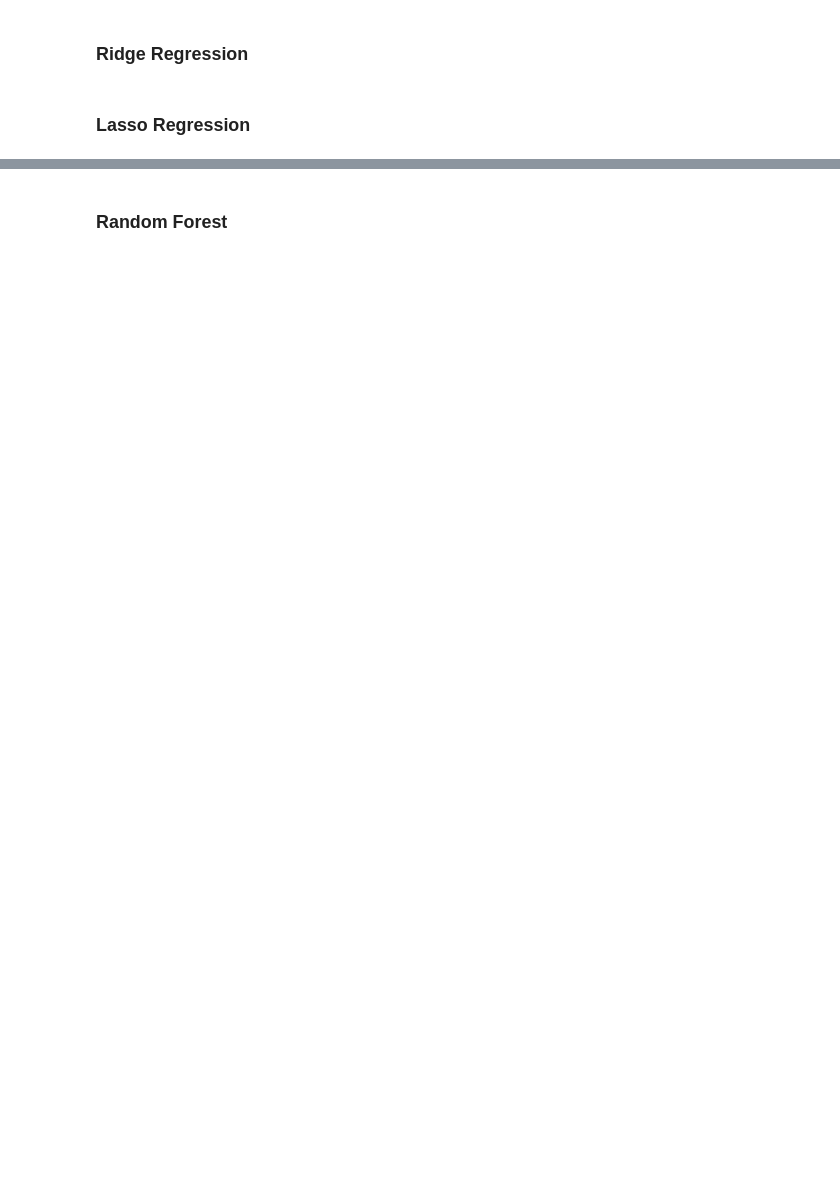
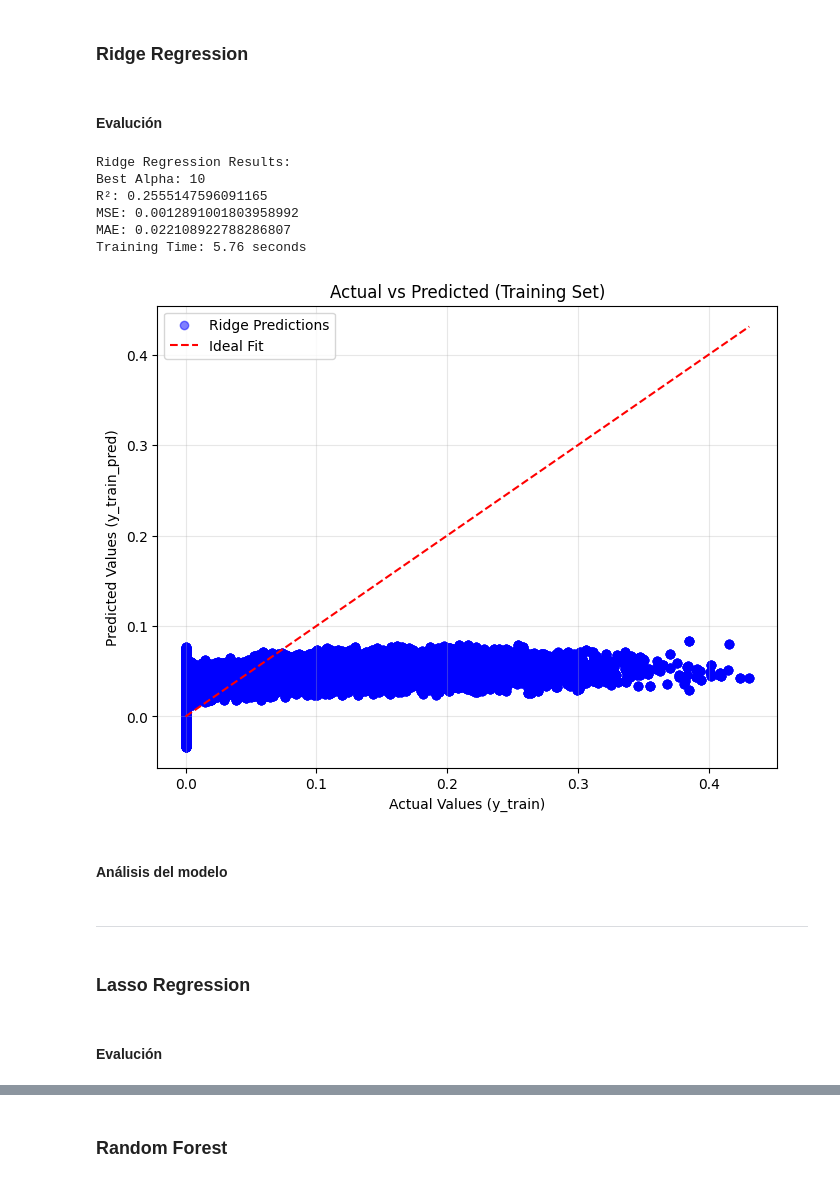
Before and after one commit to YisusParker/proyect_book_main, a Jupyter notebook: notebooks/metodologia_modelos.ipynb, the cells around one changed output, grey strips where cells are left out. Cells and saved outputs as stored; diff of their text form; code cells hidden in the pictures; blank space fills up the shorter version.

Commit message:
update: model ipynb
Faltan las observaciones, análisis y aplicar lo que comentaste en torno a la mejor caracteristica

```diff
--- a/notebooks/metodologia_modelos.ipynb
+++ b/notebooks/metodologia_modelos.ipynb
@@ -77,2 +111,65 @@ model_results['Ridge'] = {
+# %% [markdown]
+#### **Evalución**
+# %%
+# === Model Evaluation and Results Storage ===
+
+# Store key performance metrics for the Ridge model:
+# - 'Best Alpha': The best alpha value found during grid search
+# - 'R2': Coefficient of determination, measures the goodness of fit of the model
+# - 'MSE': Mean Squared Error, measures the average squared difference between actual and predicted values
+# - 'MAE': Mean Absolute Error, measures the average absolute difference between actual and predicted values
+# - 'Training Time (s)': Total training time in seconds, rounded to 2 decimal places
+model_results['Ridge'] = {
+    'Best Alpha': ridge_grid.best_params_['model__alpha'],  # Best hyperparameter alpha
+    'R2': r2_score(y_test, y_pred_ridge),  # Coefficient of determination
+    'MSE': mean_squared_error(y_test, y_pred_ridge),  # Mean Squared Error
+    'MAE': mean_absolute_error(y_test, y_pred_ridge),  # Mean Absolute Error
+    'Training Time (s)': round(ridge_training_time, 2)  # Training time rounded to 2 decimals
+}
+
+# Print the Ridge model results in a clear and structured format
+print("Ridge Regression Results:")
+print(f"Best Alpha: {model_results['Ridge']['Best Alpha']}")  # Best alpha value
+print(f"R²: {model_results['Ridge']['R2']}")  # Coefficient of determination
+print(f"MSE: {model_results['Ridge']['MSE']}")  # Mean Squared Error
+print(f"MAE: {model_results['Ridge']['MAE']}")  # Mean Absolute Error
+print(f"Training Time: {model_results['Ridge']['Training Time (s)']} seconds")  # Training time
+# %% [output]
+Ridge Regression Results:
+Best Alpha: 10
+R²: 0.2555147596091165
+MSE: 0.0012891001803958992
+MAE: 0.022108922788286807
+Training Time: 5.76 seconds
+# %%
+# === Predicted values for the training set using the Ridge model ===
+# Use the trained Ridge model (ridge_grid) to predict the target variable for the training set
+y_train_pred_ridge = ridge_grid.predict(X_train)
+
+# === Plotting actual vs predicted values for the training set ===
+# Create a scatter plot to visualize the relationship between actual and predicted values
+plt.figure(figsize=(8, 6))  # Set the figure size for better readability
+plt.scatter(
+    y_train, y_train_pred_ridge, alpha=0.5, color='blue', label='Ridge Predictions'
+)  # Scatter plot of actual vs predicted values
+plt.plot(
+    [y_train.min(), y_train.max()],
+    [y_train.min(), y_train.max()],
+    color='red',
+    linestyle='--',
+    label='Ideal Fit',
+)  # Plot the ideal fit line (y = x) for reference
+plt.title('Actual vs Predicted (Training Set)')  # Add a title to the plot
+plt.xlabel('Actual Values (y_train)')  # Label for the x-axis
+plt.ylabel('Predicted Values (y_train_pred)')  # Label for the y-axis
+plt.legend()  # Add a legend to distinguish the scatter points and the ideal fit line
+plt.grid(alpha=0.3)  # Add a grid with light transparency for better visualization
+plt.show()  # Display the plot
+# %% [output]
+[figure, added]
+# %% [markdown]
+#### **Análisis del modelo**
+# %% [markdown]
+---
 # %% [markdown]
 ### **Lasso Regression**
@@ -95,0 +209,2 @@ model_results['Lasso'] = {
+# %% [markdown]
+#### **Evalución**
```
Also changed, not shown: parts of 38 cells of this notebook, 1 other file.
